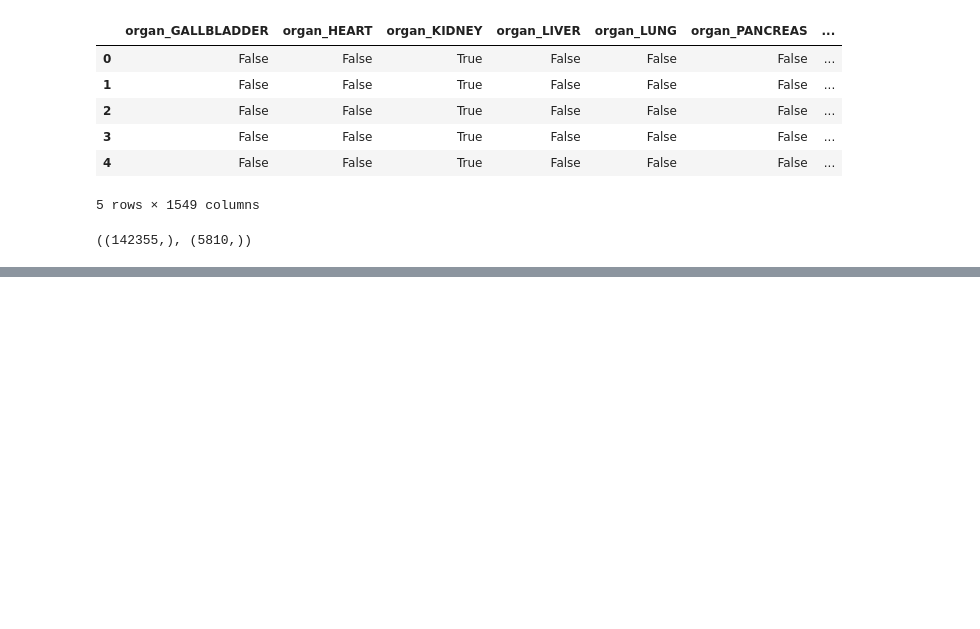
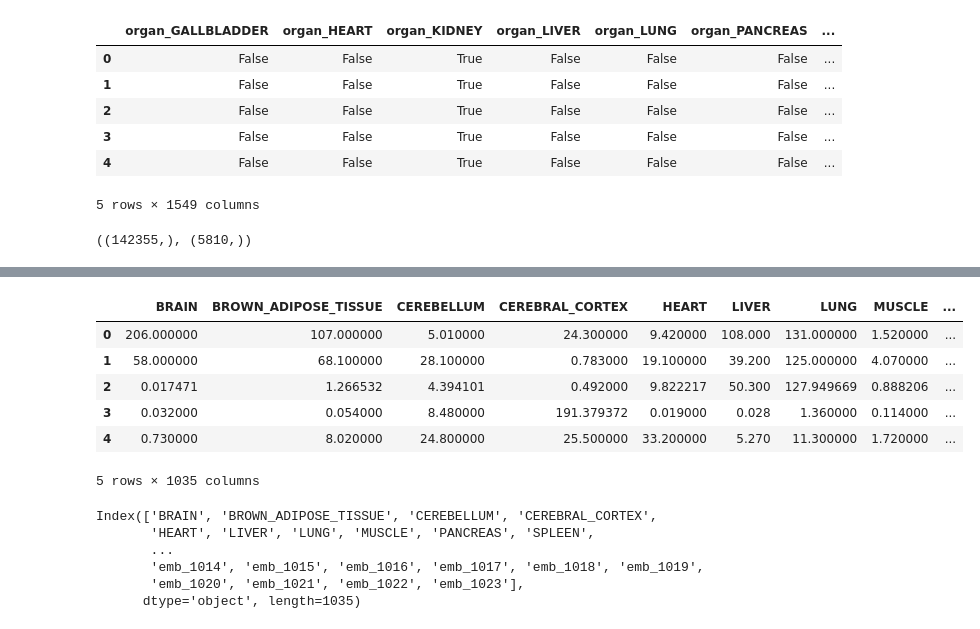
Before and after one commit to weberd26/protein-abundance-PMDA2025, a Jupyter notebook: PPI_to_abundance.ipynb, the cells around one changed output, grey strips where cells are left out. Drawn from its saved outputs; the diff is of its cells as text; code cells hidden in the pictures; blank space fills up the shorter version.

```diff
--- a/PPI_to_abundance.ipynb
+++ b/PPI_to_abundance.ipynb
@@ -713,0 +850,19 @@ Validation score: 0.040620
+# %%
+X_phase2_test.head()
+# %% [output]
+|  | BRAIN | BROWN_ADIPOSE_TISSUE | CEREBELLUM | CEREBRAL_CORTEX | HEART | LIVER | LUNG | MUSCLE | ... |
+| 0 | 206.000000 | 107.000000 | 5.010000 | 24.300000 | 9.420000 | 108.000 | 131.000000 | 1.520000 | ... |
+| 1 | 58.000000 | 68.100000 | 28.100000 | 0.783000 | 19.100000 | 39.200 | 125.000000 | 4.070000 | ... |
+| 2 | 0.017471 | 1.266532 | 4.394101 | 0.492000 | 9.822217 | 50.300 | 127.949669 | 0.888206 | ... |
+| 3 | 0.032000 | 0.054000 | 8.480000 | 191.379372 | 0.019000 | 0.028 | 1.360000 | 0.114000 | ... |
+| 4 | 0.730000 | 8.020000 | 24.800000 | 25.500000 | 33.200000 | 5.270 | 11.300000 | 1.720000 | ... |
+5 rows × 1035 columns
+# %%
+X_phase2_train.columns
+# %% [output]
+Index(['BRAIN', 'BROWN_ADIPOSE_TISSUE', 'CEREBELLUM', 'CEREBRAL_CORTEX',
+       'HEART', 'LIVER', 'LUNG', 'MUSCLE', 'PANCREAS', 'SPLEEN',
+       ...
+       'emb_1014', 'emb_1015', 'emb_1016', 'emb_1017', 'emb_1018', 'emb_1019',
+       'emb_1020', 'emb_1021', 'emb_1022', 'emb_1023'],
+      dtype='object', length=1035)
```
Also changed, not shown: parts of 36 cells of this notebook, 4 other files.
